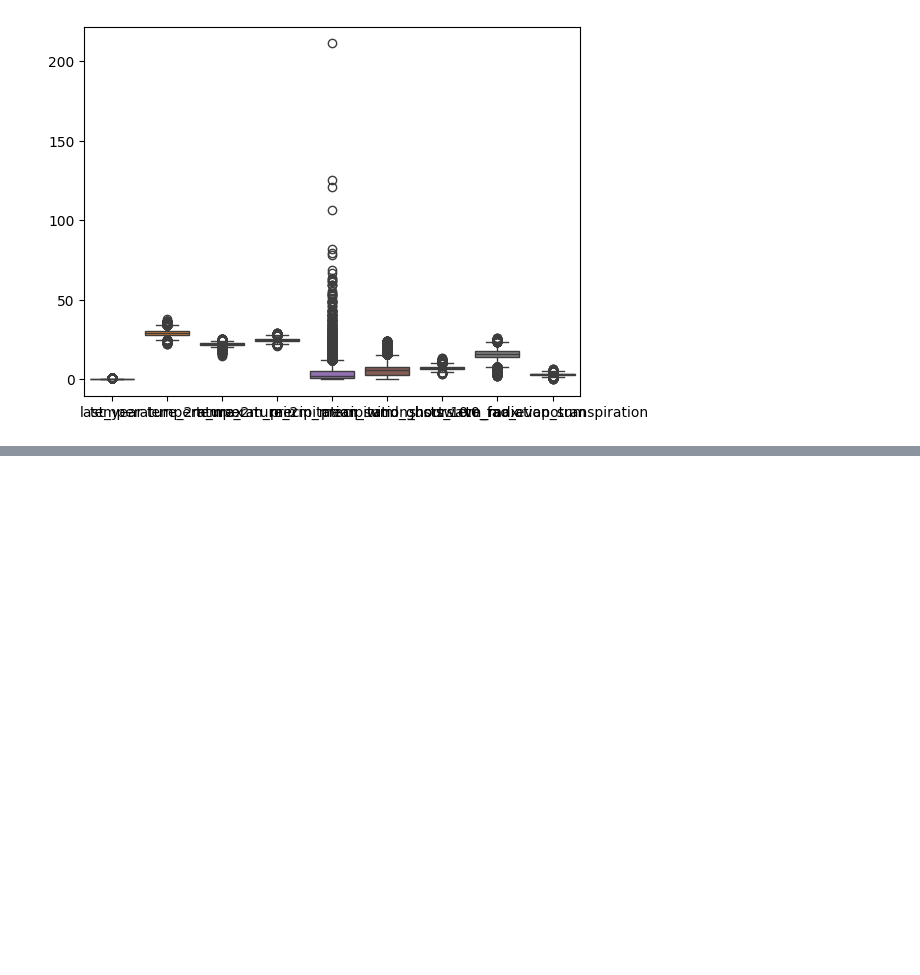
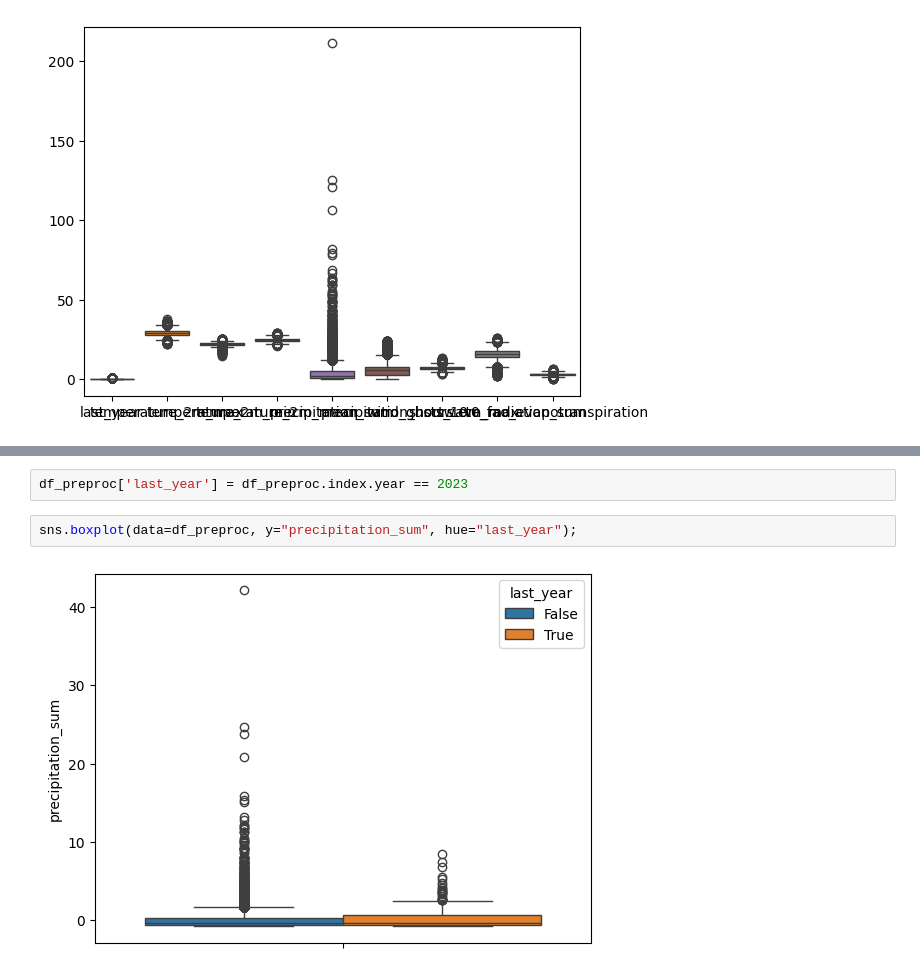
Before and after one commit to KwenteaneResearch/weather_checker, a Jupyter notebook: Notebooks/weather-api-exploration.ipynb, the cells around one changed output, grey strips where cells are left out. Cells and saved outputs as stored; diff of their text form; blank space fills up the shorter version.

```diff
--- a/Notebooks/weather-api-exploration.ipynb
+++ b/Notebooks/weather-api-exploration.ipynb
@@ -246,0 +314,6 @@ sns.boxplot(daily_dataframe[studied_cols]);#, hue="last_year");
+# %%
+df_preproc['last_year'] = df_preproc.index.year == 2023
+# %%
+sns.boxplot(data=df_preproc, y="precipitation_sum", hue="last_year");
+# %% [output]
+[figure, added]
```
Also changed, not shown: parts of 15 cells of this notebook.
